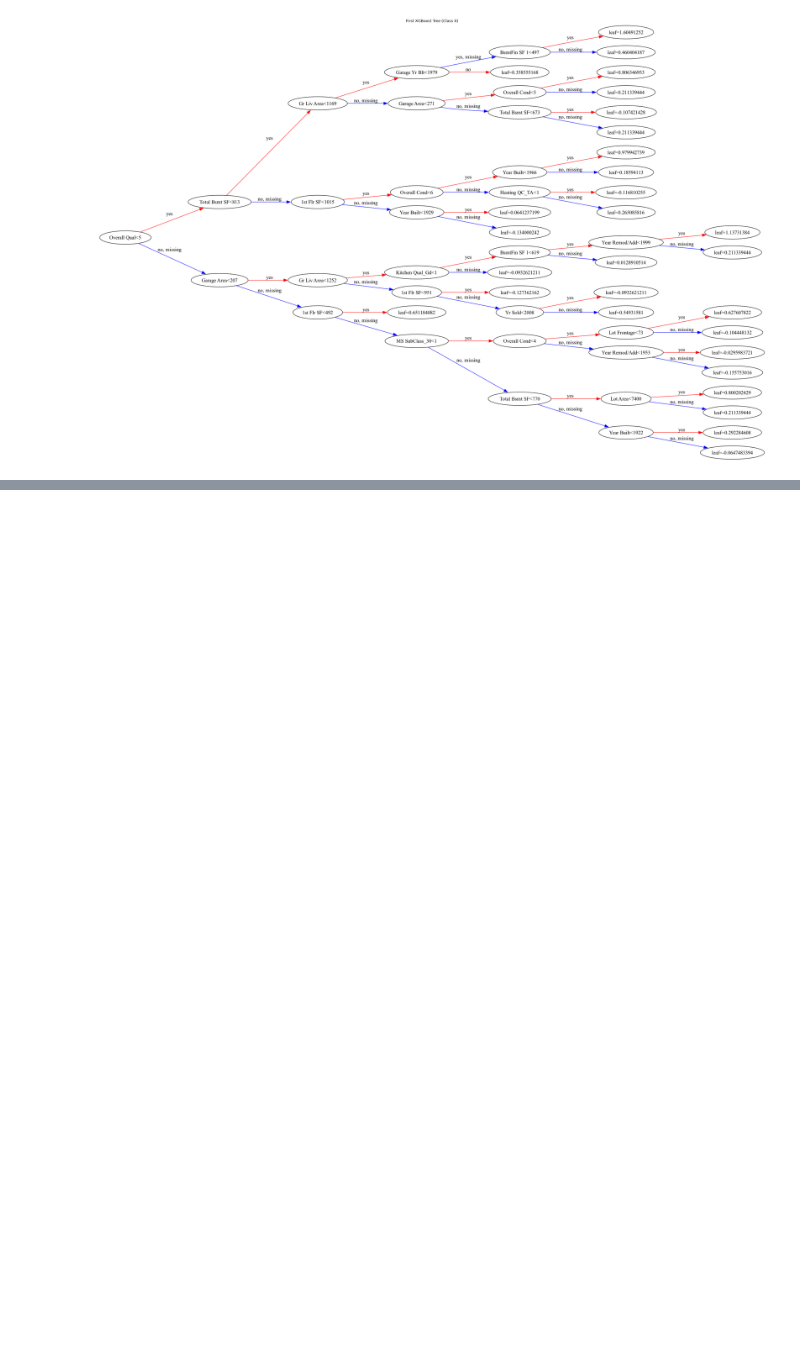
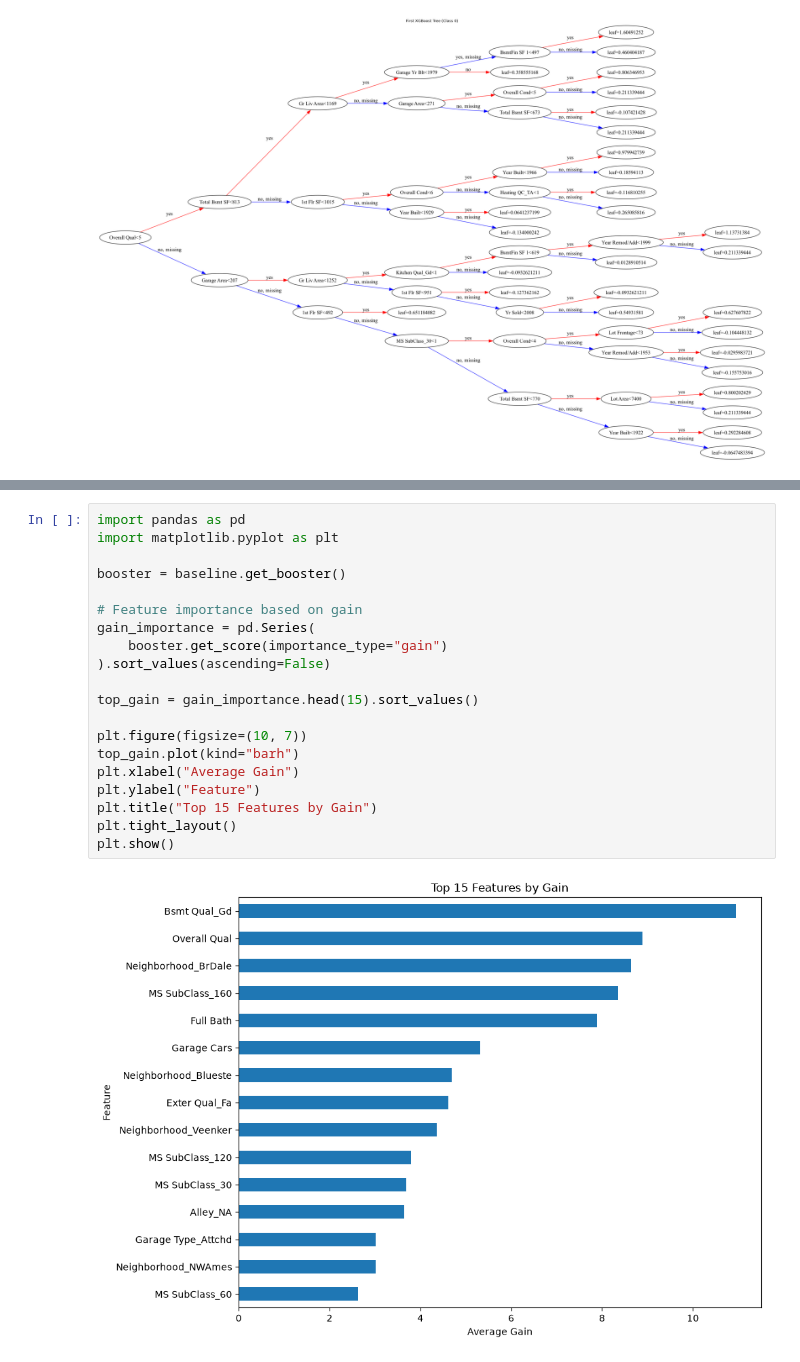
Before and after one commit to viragdiana/ML, a Jupyter notebook: lab-2-dia.ipynb, the cells around one changed output, grey strips where cells are left out. Cells and saved outputs as stored; diff of their text form; blank space fills up the shorter version.

```diff
--- a/lab-2-dia.ipynb
+++ b/lab-2-dia.ipynb
@@ -454,0 +531,22 @@ plt.show()
+# %%
+import pandas as pd
+import matplotlib.pyplot as plt
+
+booster = baseline.get_booster()
+
+# Feature importance based on gain
+gain_importance = pd.Series(
+    booster.get_score(importance_type="gain")
+).sort_values(ascending=False)
+
+top_gain = gain_importance.head(15).sort_values()
+
+plt.figure(figsize=(10, 7))
+top_gain.plot(kind="barh")
+plt.xlabel("Average Gain")
+plt.ylabel("Feature")
+plt.title("Top 15 Features by Gain")
+plt.tight_layout()
+plt.show()
+# %% [output]
+[figure, added]
```
Also changed, not shown: parts of 28 cells of this notebook, 2 other files.
